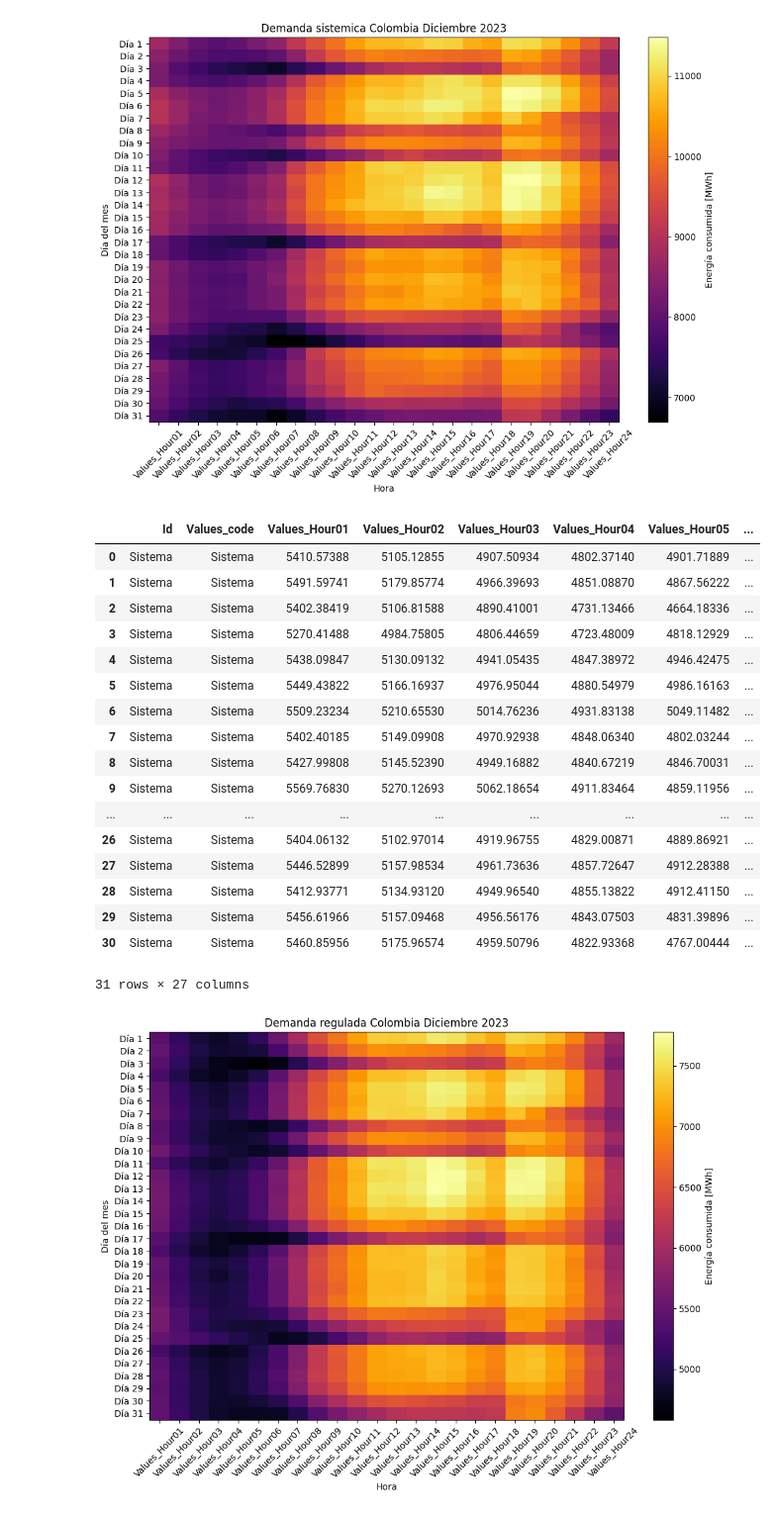
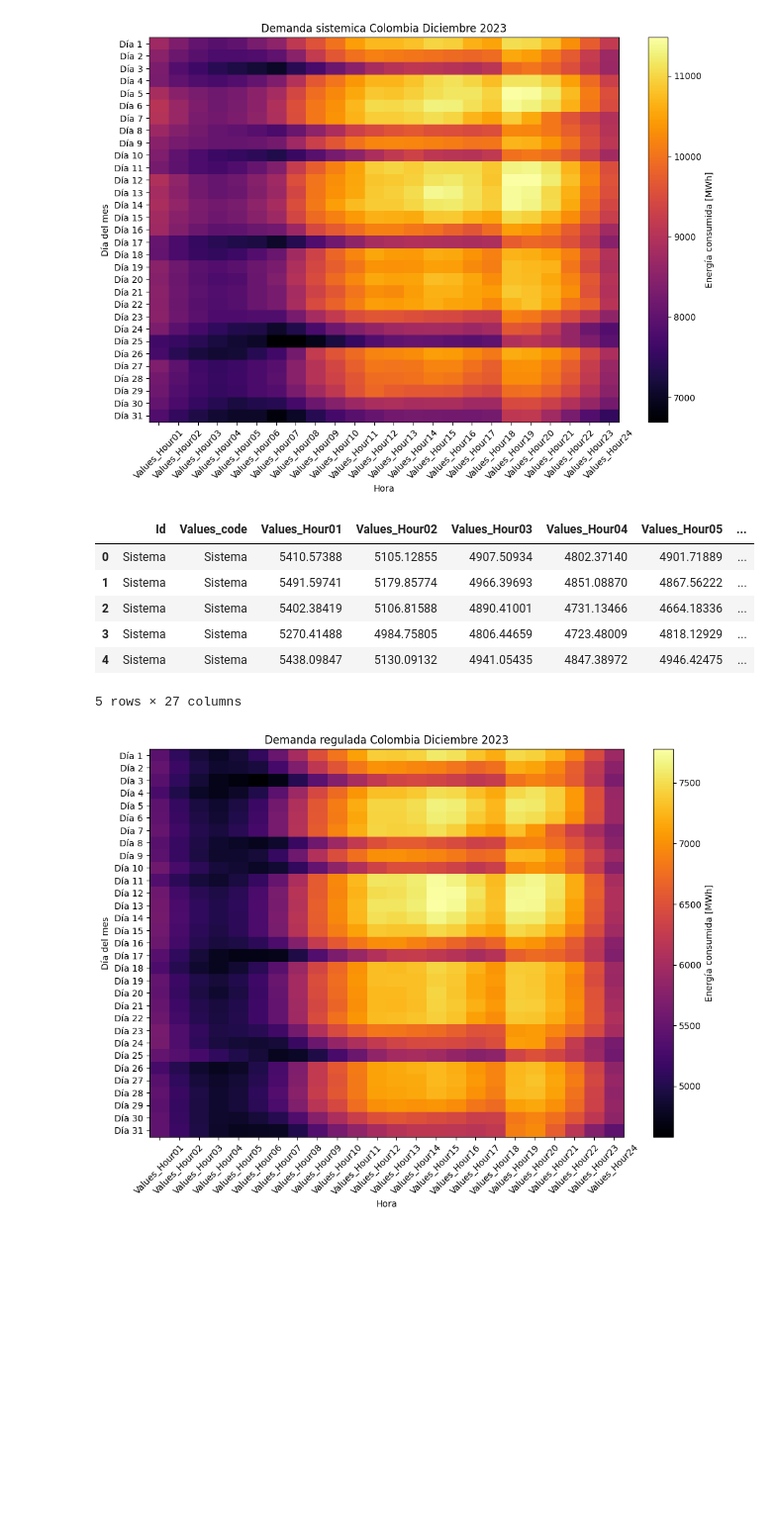
Before and after one commit to jebernatec/colombia-energy-market, a Jupyter notebook: energia_colombia.ipynb, the cells around one changed output. Shown at 99% size. Cells and saved outputs as stored; diff of their text form; code cells hidden in the pictures; blank space fills up the shorter version.

```diff
--- a/energia_colombia.ipynb
+++ b/energia_colombia.ipynb
@@ -151,41 +151,30 @@ plotdemand(demand, title)
 # %%
 ### Demanda Regulados y noRegulados
 december = objectAPI.request_data(
     "DemaRealReg",
     "Sistema",
     dt.date(2023, 12, 1),
     dt.date(2023, 12, 30)
 )
 
 thirtyone = objectAPI.request_data(
     "DemaRealReg",
     "Sistema",
     dt.date(2023, 12, 31),
     dt.date(2023, 12, 31)
 )
 
 demand_reg = pd.concat([december, thirtyone], ignore_index=True)
 demand_reg.iloc[:, 2:-1] /= 1000
-demand_reg
+demand_reg.head()
 # %% [output]
 |  | Id | Values_code | Values_Hour01 | Values_Hour02 | Values_Hour03 | Values_Hour04 | Values_Hour05 | ... |
 | 0 | Sistema | Sistema | 5410.57388 | 5105.12855 | 4907.50934 | 4802.37140 | 4901.71889 | ... |
 | 1 | Sistema | Sistema | 5491.59741 | 5179.85774 | 4966.39693 | 4851.08870 | 4867.56222 | ... |
 | 2 | Sistema | Sistema | 5402.38419 | 5106.81588 | 4890.41001 | 4731.13466 | 4664.18336 | ... |
 | 3 | Sistema | Sistema | 5270.41488 | 4984.75805 | 4806.44659 | 4723.48009 | 4818.12929 | ... |
 | 4 | Sistema | Sistema | 5438.09847 | 5130.09132 | 4941.05435 | 4847.38972 | 4946.42475 | ... |
-| 5 | Sistema | Sistema | 5449.43822 | 5166.16937 | 4976.95044 | 4880.54979 | 4986.16163 | ... |
-| 6 | Sistema | Sistema | 5509.23234 | 5210.65530 | 5014.76236 | 4931.83138 | 5049.11482 | ... |
-| 7 | Sistema | Sistema | 5402.40185 | 5149.09908 | 4970.92938 | 4848.06340 | 4802.03244 | ... |
-| 8 | Sistema | Sistema | 5427.99808 | 5145.52390 | 4949.16882 | 4840.67219 | 4846.70031 | ... |
-| 9 | Sistema | Sistema | 5569.76830 | 5270.12693 | 5062.18654 | 4911.83464 | 4859.11956 | ... |
-| ... | ... | ... | ... | ... | ... | ... | ... | ... |
-| 26 | Sistema | Sistema | 5404.06132 | 5102.97014 | 4919.96755 | 4829.00871 | 4889.86921 | ... |
-| 27 | Sistema | Sistema | 5446.52899 | 5157.98534 | 4961.73636 | 4857.72647 | 4912.28388 | ... |
-| 28 | Sistema | Sistema | 5412.93771 | 5134.93120 | 4949.96540 | 4855.13822 | 4912.41150 | ... |
-| 29 | Sistema | Sistema | 5456.61966 | 5157.09468 | 4956.56176 | 4843.07503 | 4831.39896 | ... |
-| 30 | Sistema | Sistema | 5460.85956 | 5175.96574 | 4959.50796 | 4822.93368 | 4767.00444 | ... |
-31 rows × 27 columns
+5 rows × 27 columns
 # %%
 ### demanda regulada
 title = 'Demanda regulada Colombia Diciembre 2023'
```
Also changed, not shown: parts of 4 cells of this notebook.
